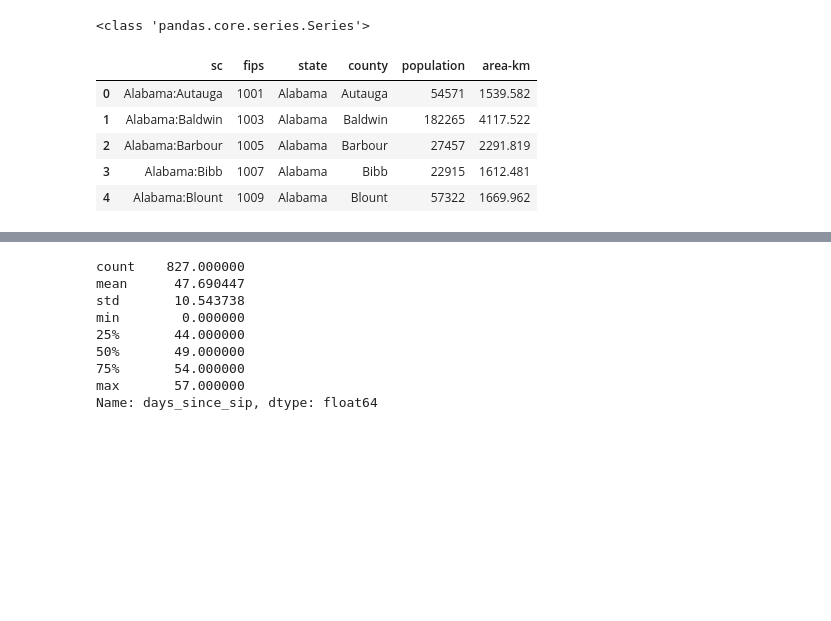
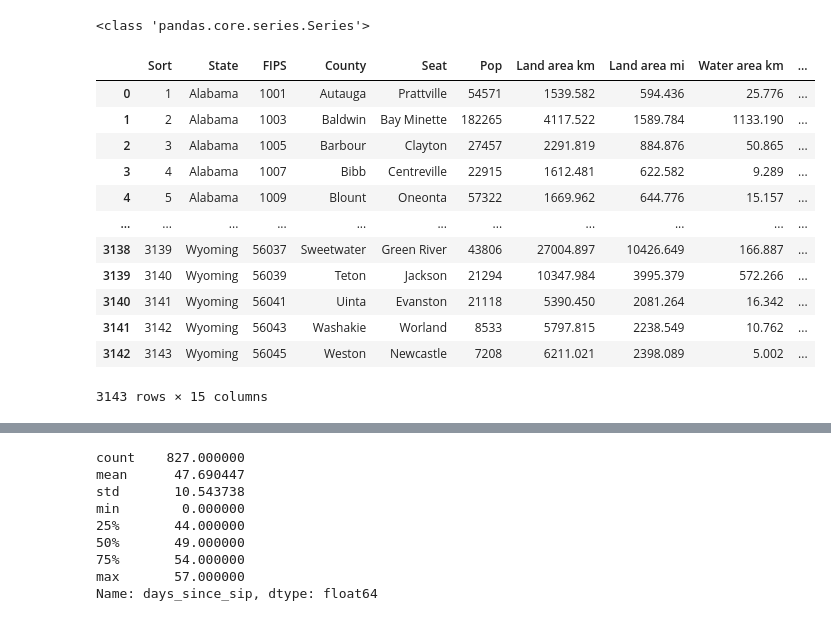
Before and after one commit to ian-branum/predicting-coronavirus, a Jupyter notebook: EDA.ipynb, the cells around one changed output, grey strips where cells are left out. Saved outputs shown, nothing was run; the diff lists cells and outputs as text; code cells hidden in the pictures; blank space fills up the shorter version.

```diff
--- a/EDA.ipynb
+++ b/EDA.ipynb
@@ -131,12 +128,3 @@ Try using .loc[row_indexer,col_indexer] = value instead
 See the caveats in the documentation: https://pandas.pydata.org/pandas-docs/stable/user_guide/indexing.html#returning-a-view-versus-a-copy
   ret['ma_plus'] = ret['ma_plus']/100
 <class 'pandas.core.series.Series'>
-# %%
-geo.head()
-# %% [output]
-|  | sc | fips | state | county | population | area-km |
-| 0 | Alabama:Autauga | 1001 | Alabama | Autauga | 54571 | 1539.582 |
-| 1 | Alabama:Baldwin | 1003 | Alabama | Baldwin | 182265 | 4117.522 |
-| 2 | Alabama:Barbour | 1005 | Alabama | Barbour | 27457 | 2291.819 |
-| 3 | Alabama:Bibb | 1007 | Alabama | Bibb | 22915 | 1612.481 |
-| 4 | Alabama:Blount | 1009 | Alabama | Blount | 57322 | 1669.962 |
@@ -142,0 +135,16 @@ geo.head()
+# %%
+counties
+# %% [output]
+|  | Sort | State | FIPS | County | Seat | Pop | Land area km | Land area mi | Water area km | ... |
+| 0 | 1 | Alabama | 1001 | Autauga | Prattville | 54571 | 1539.582 | 594.436 | 25.776 | ... |
+| 1 | 2 | Alabama | 1003 | Baldwin | Bay Minette | 182265 | 4117.522 | 1589.784 | 1133.190 | ... |
+| 2 | 3 | Alabama | 1005 | Barbour | Clayton | 27457 | 2291.819 | 884.876 | 50.865 | ... |
+| 3 | 4 | Alabama | 1007 | Bibb | Centreville | 22915 | 1612.481 | 622.582 | 9.289 | ... |
+| 4 | 5 | Alabama | 1009 | Blount | Oneonta | 57322 | 1669.962 | 644.776 | 15.157 | ... |
+| ... | ... | ... | ... | ... | ... | ... | ... | ... | ... | ... |
+| 3138 | 3139 | Wyoming | 56037 | Sweetwater | Green River | 43806 | 27004.897 | 10426.649 | 166.887 | ... |
+| 3139 | 3140 | Wyoming | 56039 | Teton | Jackson | 21294 | 10347.984 | 3995.379 | 572.266 | ... |
+| 3140 | 3141 | Wyoming | 56041 | Uinta | Evanston | 21118 | 5390.450 | 2081.264 | 16.342 | ... |
+| 3141 | 3142 | Wyoming | 56043 | Washakie | Worland | 8533 | 5797.815 | 2238.549 | 10.762 | ... |
+| 3142 | 3143 | Wyoming | 56045 | Weston | Newcastle | 7208 | 6211.021 | 2398.089 | 5.002 | ... |
+3143 rows × 15 columns
```
Also changed, not shown: parts of 21 cells of this notebook, 4 other files.
